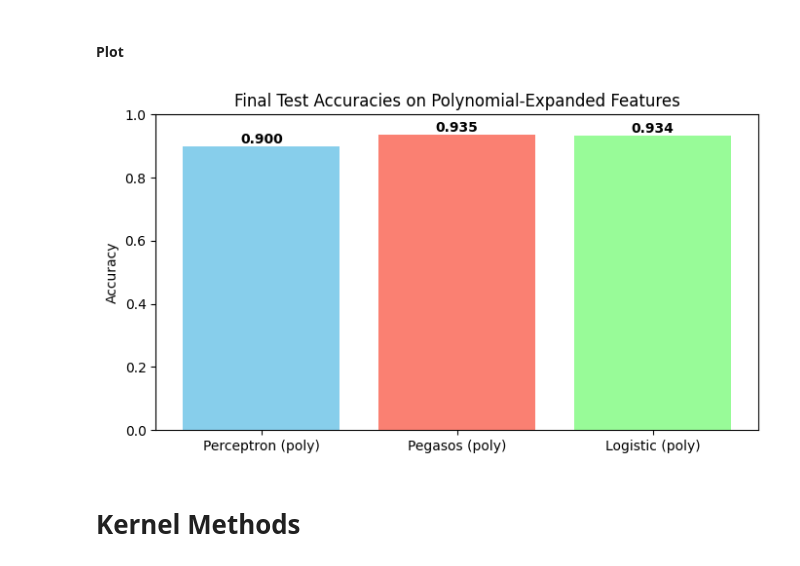
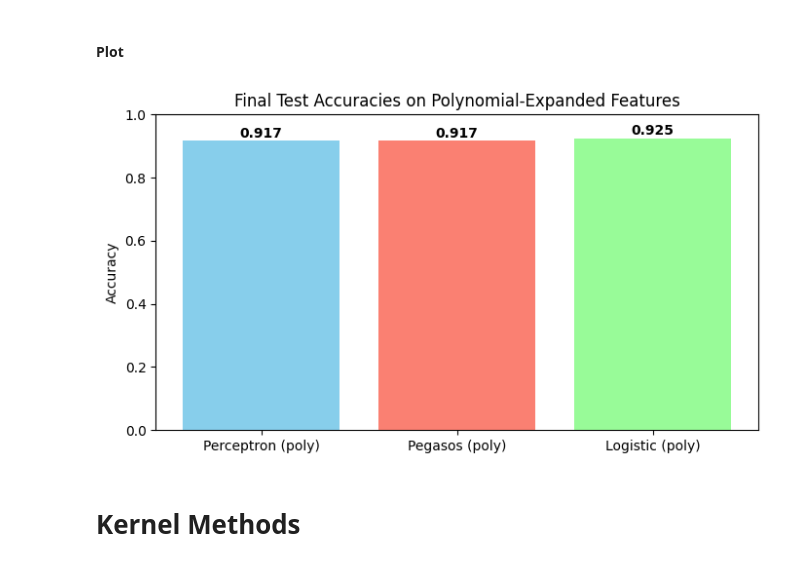
Before and after one commit to michelecoaro/KLC, a Jupyter notebook: klc_project/code/fnotebook.ipynb, the cells around one changed output. Saved outputs shown, nothing was run; the diff lists cells and outputs as text; code cells hidden in the pictures.

```diff
--- a/klc_project/code/fnotebook.ipynb
+++ b/klc_project/code/fnotebook.ipynb
@@ -233,7 +310,7 @@ Best Hyperparameters:
   Accuracy: 0.701
 # %%
 # Extract best hyperparameters from tuning
-best_epochs, best_eta = best_params
+best_epochs_perc, best_eta_perc = best_params_perc
 
 # Compare default and tuned Perceptron across feature subsets
 subsets = {
@@ -245,7 +322,7 @@ for subset_name, subset_features in subsets.items():
     print(f"\nEvaluating subset: {subset_name}")
 
     # Default Perceptron
-    accuracy_default = k_fold_cross_validation(
+    accuracy_default_perc = k_fold_cross_validation(
         train_scaled,
         features=subset_features,
         target='y',
@@ -257,24 +334,24 @@ for subset_name, subset_features in subsets.items():
     )
 
     # Tuned Perceptron
-    accuracy_tuned = k_fold_cross_validation(
+    accuracy_tuned_perc = k_fold_cross_validation(
         train_scaled,
         features=subset_features,
         target='y',
         k=5,
         random_state=42,
         classifier_func=lambda tr_fold, vl_fold, f, t: perceptron_classifier_func_eta(
-            tr_fold, vl_fold, f, t, epochs=best_epochs, eta=best_eta
+            tr_fold, vl_fold, f, t, epochs=best_epochs_perc, eta=best_eta_perc
         )
     )
 
     comparison_results[subset_name] = {
-        "Default Perceptron": accuracy_default,
-        "Tuned Perceptron": accuracy_tuned,
+        "Default Perceptron": accuracy_default_perc,
+        "Tuned Perceptron": accuracy_tuned_perc,
     }
 
-    print(f"  Default Perceptron Accuracy: {accuracy_default:.3f}")
-    print(f"  Tuned Perceptron Accuracy: {accuracy_tuned:.3f}")
+    print(f"  Default Perceptron Accuracy: {accuracy_default_perc:.3f}")
+    print(f"  Tuned Perceptron Accuracy: {accuracy_tuned_perc:.3f}")
 # %% [output]
 Evaluating subset: Features
   Default Perceptron Accuracy: 0.600
@@ -326,11 +438,9 @@ Linear Perceptron final test accuracy: 0.625
 # %% [markdown]
 ### Comparison of different subsets
 # %%
-#PEGASOS SVM
-# Define parameters for Pegasos
-lambda_param = 0.01  # Regularization parameter
-epochs = 10  # Number of epochs
-
+# Use the best hyperparameters found during tuning
+lambda_param_pega = best_lambda_pega
+epochs_pega = best_epochs_pega
 # Compare Pegasos SVM across feature subsets
 pegasos_results = {}
 
@@ -519,3 +673,19 @@ acc_perc_poly = k_fold_cross_validation(
+# %%
+theta_perc_poly, theta0_perc_poly = perceptron_train(
+    train_poly,
+    features=expanded_feature_cols,
+    target=target_col,
+    epochs=best_epochs_perc
+)
+
+test_preds_perc_poly = perceptron_predict(
+    test_poly,
+    features=expanded_feature_cols,
+    theta=theta_perc_poly,
+    theta_0=theta0_perc_poly
+)
+
+test_acc_poly_perc = np.mean(test_preds_perc_poly == test_poly[target_col])
 # %% [markdown]
 #### SVM with PE
 # %%
@@ -905,19 +1089,19 @@ Top 10 Negative Weights:
 #### Plot
 # %%
 models = ["Perceptron (poly)", "Pegasos (poly)", "Logistic (poly)"]
-test_accuracies_poly = [test_acc_perc_poly, test_acc_pega_poly, test_acc_logreg_poly]
+test_accuracies_poly = [test_acc_poly_perc, test_acc_poly_perc, test_acc_logreg_poly]
 
 plt.figure(figsize=(7,4))
 plt.bar(models, test_accuracies_poly, color=["skyblue","salmon","palegreen"])
 plt.ylim([0,1])
 plt.title("Final Test Accuracies on Polynomial-Expanded Features")
 plt.ylabel("Accuracy")
 for i, v in enumerate(test_accuracies_poly):
     plt.text(i, v+0.01, f"{v:.3f}", ha='center', fontweight='bold')
 plt.tight_layout()
 plt.show()
 # %% [output]
-[figure, old version]
+[figure, new version]
 # %% [markdown]
 # Kernel Methods
 # %% [markdown]
```
Also changed, not shown: parts of 64 cells of this notebook, 1 other file.
